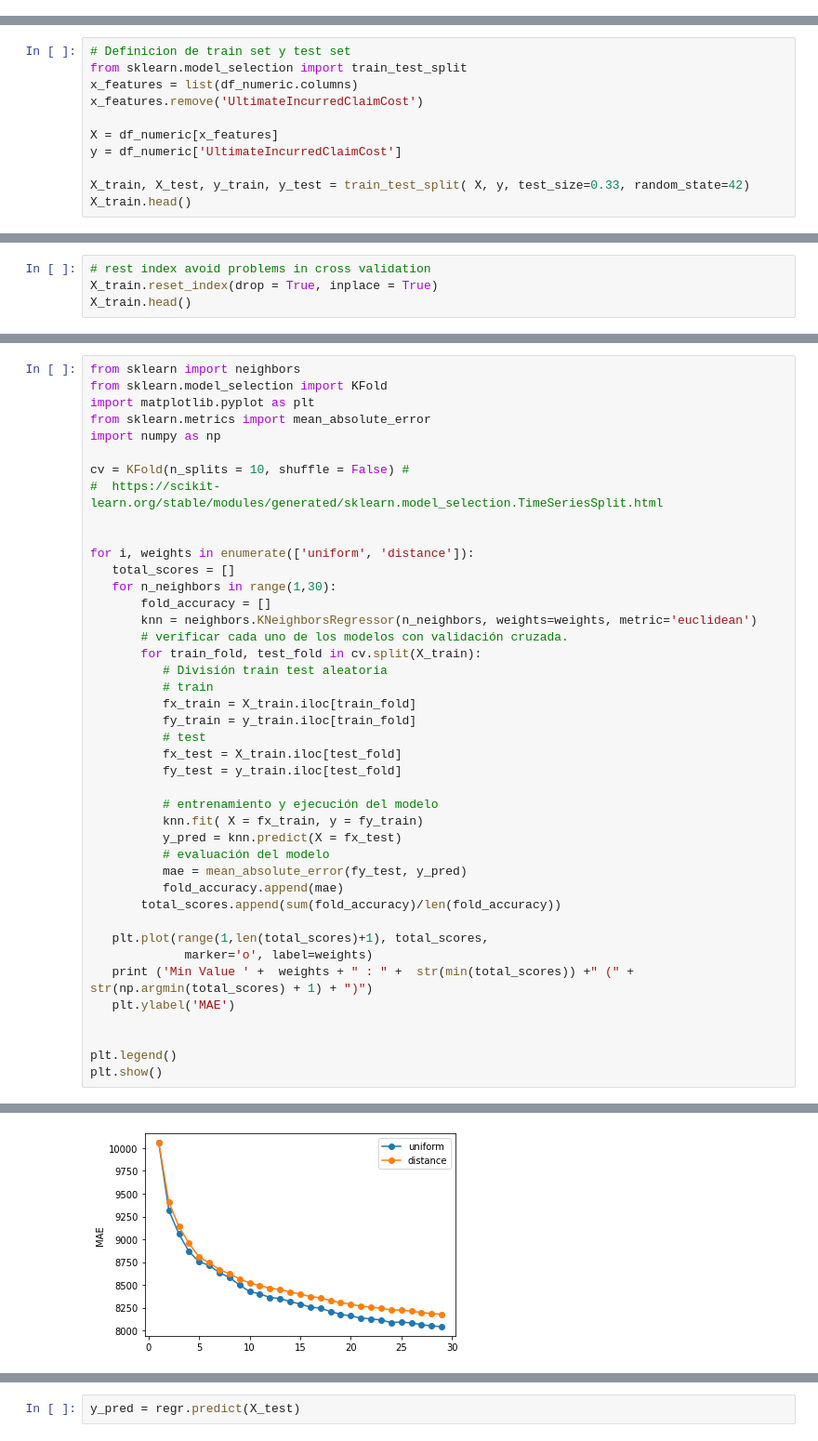
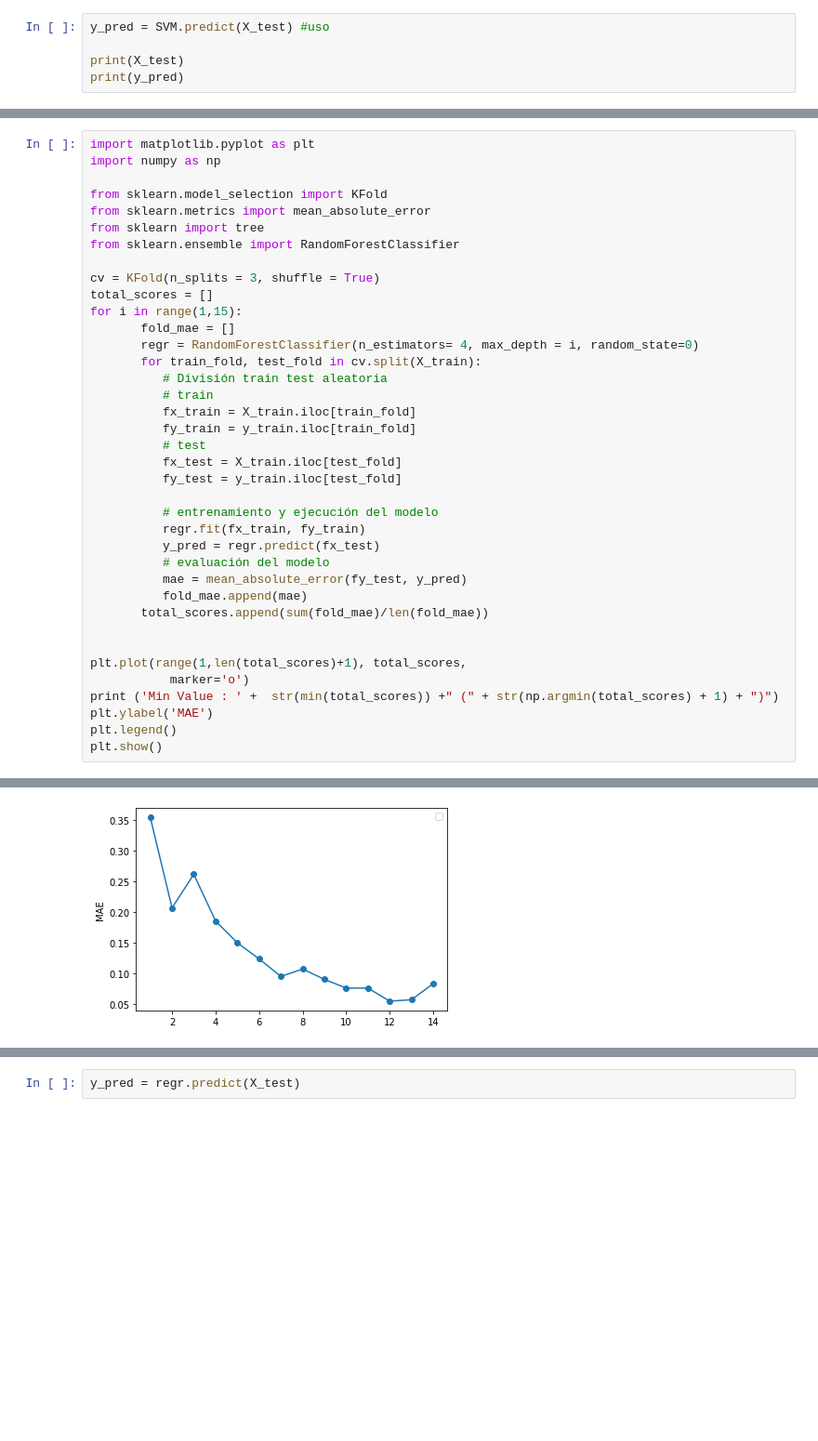
Before and after one commit to Laura-VFA/MachineLearning-21-22, a Jupyter notebook: ML_Deliverable2.ipynb, the cells around one changed output, grey strips where cells are left out. Shown at 93% size. Cells and saved outputs as stored; diff of their text form; blank space fills up the shorter version.

```diff
--- a/ML_Deliverable2.ipynb
+++ b/ML_Deliverable2.ipynb
@@ -206,0 +461,5 @@ y_pred = model.predict(X_test)
+# %%
+y_pred = SVM.predict(X_test) #uso
+
+print(X_test)
+print(y_pred)
@@ -241,11 +496,0 @@ df_numeric.head()
-# %%
-# Definicion de train set y test set
-from sklearn.model_selection import train_test_split
-x_features = list(df_numeric.columns)
-x_features.remove('UltimateIncurredClaimCost')
-
-X = df_numeric[x_features]
-y = df_numeric['UltimateIncurredClaimCost']
-
-X_train, X_test, y_train, y_test = train_test_split( X, y, test_size=0.33, random_state=42)
-X_train.head()
@@ -261,4 +496,0 @@ X_train.head()
-# %%
-# rest index avoid problems in cross validation
-X_train.reset_index(drop = True, inplace = True)
-X_train.head()
@@ -272,20 +550,17 @@ X_train.head()
 # %%
-from sklearn import neighbors
-from sklearn.model_selection import KFold
 import matplotlib.pyplot as plt
-from sklearn.metrics import mean_absolute_error
 import numpy as np
 
-cv = KFold(n_splits = 10, shuffle = False) #
-#  https://scikit-learn.org/stable/modules/generated/sklearn.model_selection.TimeSeriesSplit.html
+from sklearn.model_selection import KFold
+from sklearn.metrics import mean_absolute_error
+from sklearn import tree
+from sklearn.ensemble import RandomForestClassifier
 
-
-for i, weights in enumerate(['uniform', 'distance']):
-   total_scores = []
-   for n_neighbors in range(1,30):
-       fold_accuracy = []
-       knn = neighbors.KNeighborsRegressor(n_neighbors, weights=weights, metric='euclidean')
-       # verificar cada uno de los modelos con validación cruzada.
+cv = KFold(n_splits = 3, shuffle = True)
+total_scores = []
+for i in range(1,15):
+       fold_mae = []
+       regr = RandomForestClassifier(n_estimators= 4, max_depth = i, random_state=0)
        for train_fold, test_fold in cv.split(X_train):
           # División train test aleatoria
           # train
@@ -296,19 +571,18 @@ for i, weights in enumerate(['uniform', 'distance']):
           fy_test = y_train.iloc[test_fold]
 
           # entrenamiento y ejecución del modelo
-          knn.fit( X = fx_train, y = fy_train)
-          y_pred = knn.predict(X = fx_test)
+          regr.fit(fx_train, fy_train)
+          y_pred = regr.predict(fx_test)
           # evaluación del modelo
           mae = mean_absolute_error(fy_test, y_pred)
-          fold_accuracy.append(mae)
-       total_scores.append(sum(fold_accuracy)/len(fold_accuracy))
-
-   plt.plot(range(1,len(total_scores)+1), total_scores,
-             marker='o', label=weights)
-   print ('Min Value ' +  weights + " : " +  str(min(total_scores)) +" (" + str(np.argmin(total_scores) + 1) + ")")
-   plt.ylabel('MAE')
+          fold_mae.append(mae)
+       total_scores.append(sum(fold_mae)/len(fold_mae))
 
 
+plt.plot(range(1,len(total_scores)+1), total_scores,
+           marker='o')
+print ('Min Value : ' +  str(min(total_scores)) +" (" + str(np.argmin(total_scores) + 1) + ")")
+plt.ylabel('MAE')
 plt.legend()
 plt.show()
 # %% [output]
@@ -317 +591 @@ Min Value distance : 8178.0181573843 (29)
-[figure, old version]
+[figure, new version]
```
Also changed, not shown: parts of 107 cells of this notebook.
